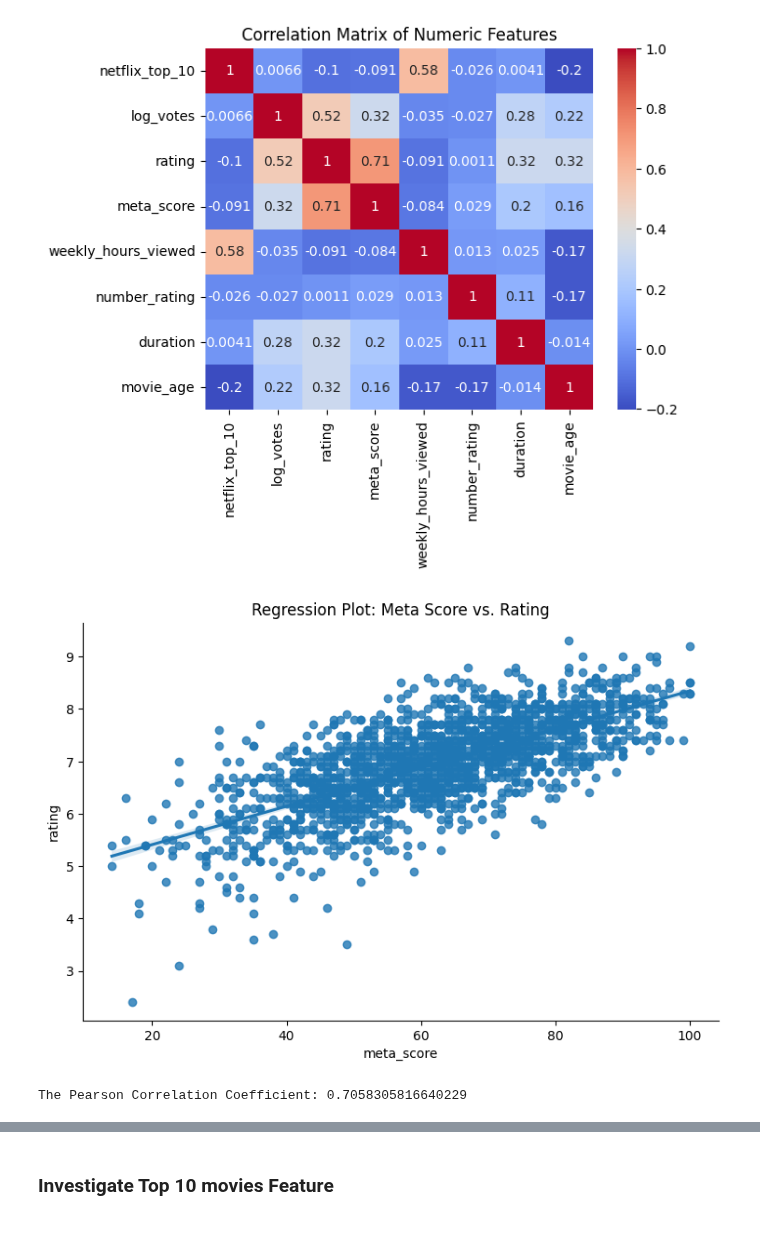
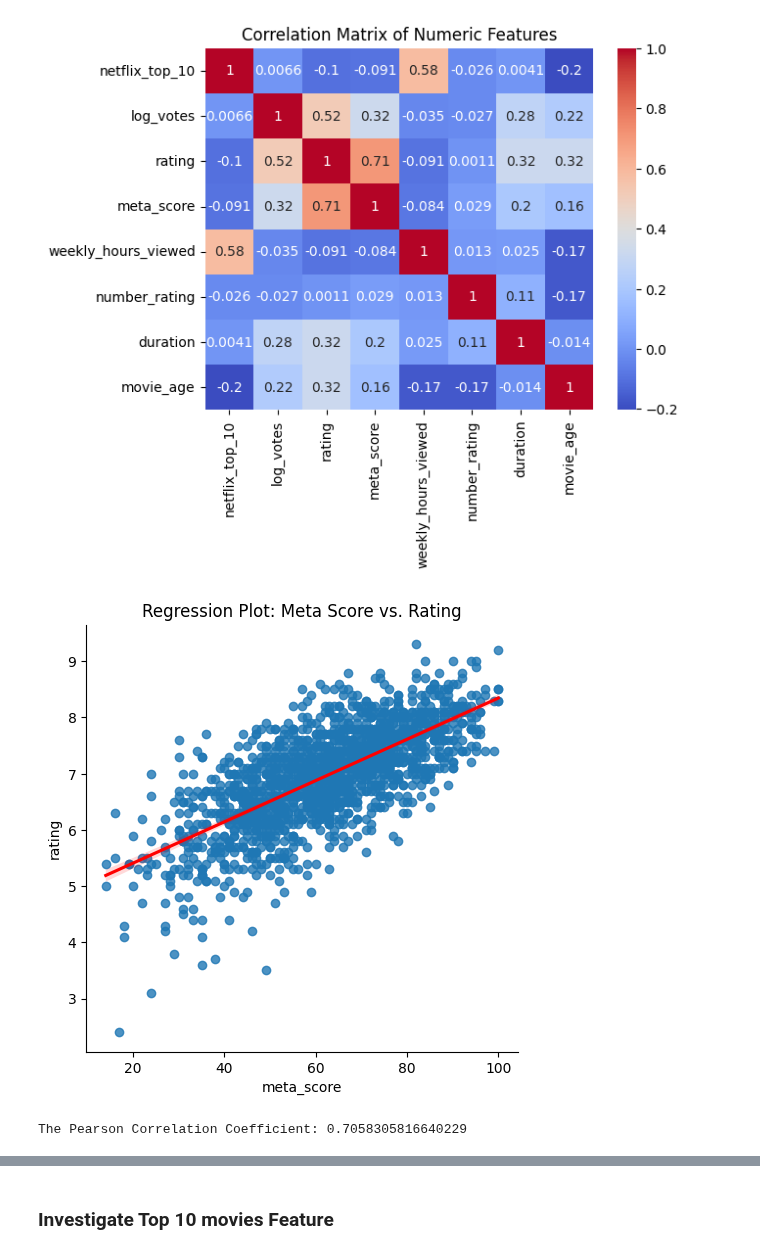
Before and after one commit to mopfun/Project_4_Grp_1, a Jupyter notebook: Netflix_Model.ipynb, the cells around one changed output, grey strips where cells are left out. Saved outputs shown, nothing was run; the diff lists cells and outputs as text; code cells hidden in the pictures.

```diff
--- a/Netflix_Model.ipynb
+++ b/Netflix_Model.ipynb
@@ -288,20 +288,13 @@ plt.show()
 # %% [output]
 [figure]
 # %%
-import seaborn as sns
-import matplotlib.pyplot as plt
-
-# Create regression plot with scatter points and trend line
-sns.lmplot(x='meta_score', y='rating', data=df, aspect=1.5)
-
-# Add a title to the plot
+# Create scatter plot and trend line
+sns.lmplot(x='meta_score', y='rating', data=df, line_kws={'color': 'red'})
 plt.title('Regression Plot: Meta Score vs. Rating')
-
-# Show the plot
 plt.show()
 
 # Use .corr() to calculate the Pearson Correlation Coeficient bewteen those two columns
 print(f"The Pearson Correlation Coefficient: {df['meta_score'].corr(df['rating'])}")
 # %% [output]
-[figure, old version]
+[figure, new version]
 The Pearson Correlation Coefficient: 0.7058305816640229
```
Also changed, not shown: parts of 24 cells of this notebook.
